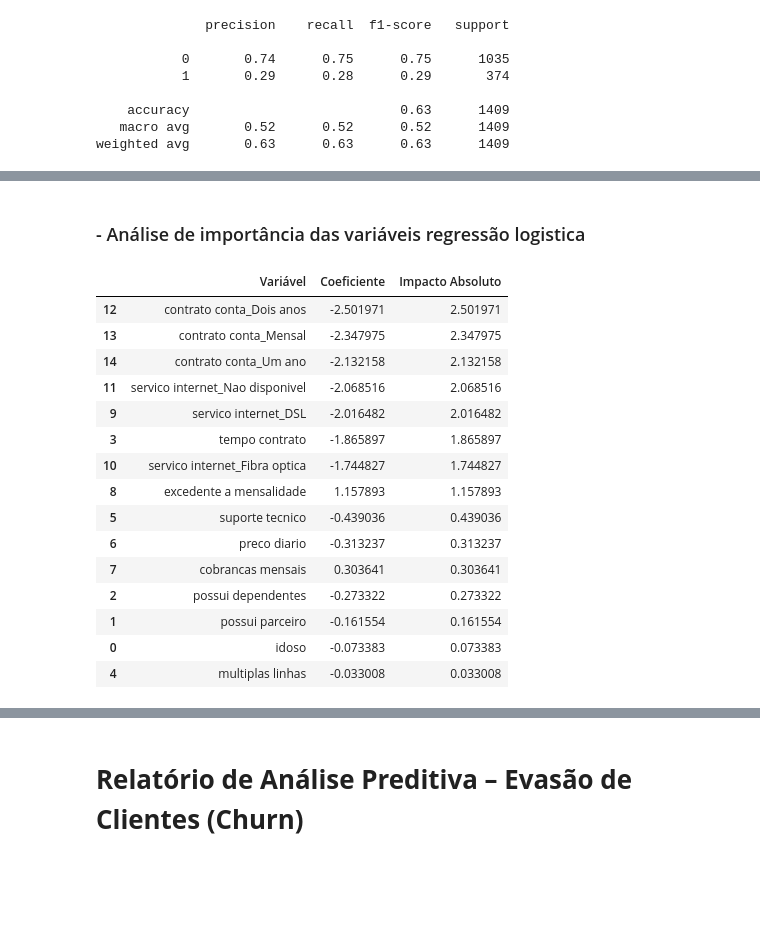
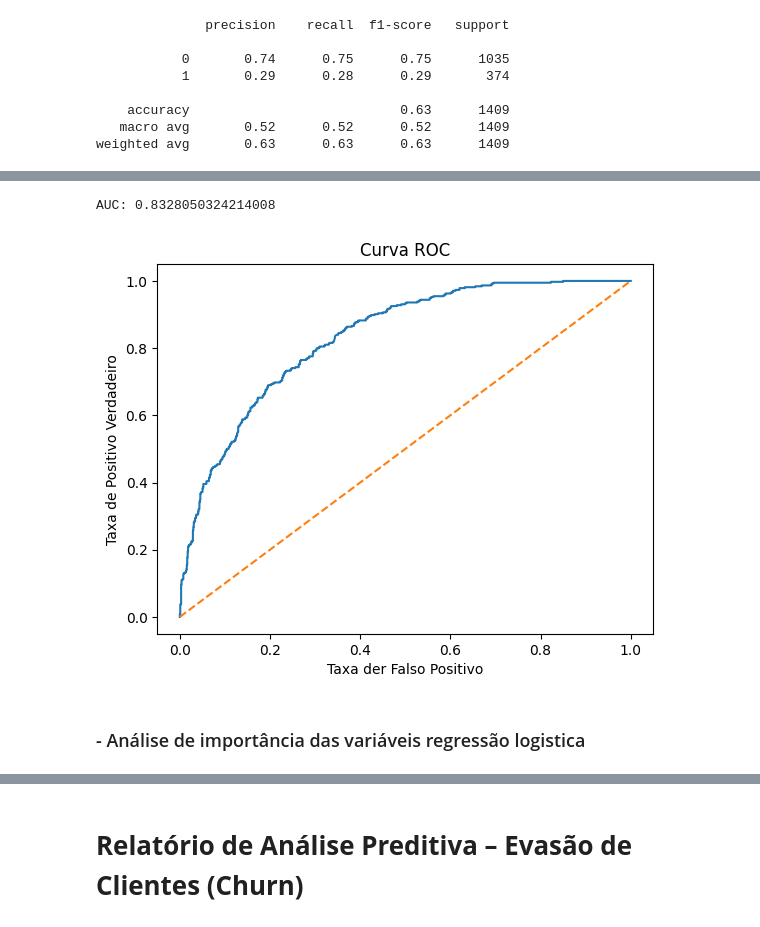
Before and after one commit to DaDosValle/Analise_Preditiva-Machine_Learning-TelecomX, a Jupyter notebook: Analise_Preditiva_TelecomX.ipynb, the cells around one changed output, grey strips where cells are left out. Drawn from its saved outputs; the diff is of its cells as text; code cells hidden in the pictures; blank space fills up the shorter version.

```diff
--- a/Analise_Preditiva_TelecomX.ipynb
+++ b/Analise_Preditiva_TelecomX.ipynb
@@ -286,7 +320,7 @@ plt.show()
 # %%
 # Seleção da variável resposta/alvo
 
-remover_variaveis = ['total de encargos', 'sexo', 'servico telefone', 'streaming tv', 'streaming filmes', 'churn']
+remover_variaveis = ['total de encargos', 'sexo', 'servico telefone', 'streaming tv', 'streaming filmes', 'churn', 'preco diario', 'excedente a mensalidade']
 
 y = dados['churn']
 
@@ -377,0 +358,8 @@ print(cm)
+# %%
+pipeline = Pipeline(steps=[
+    ('scaler', StandardScaler()),
+    ('smote', SMOTE(random_state=42)),
+    ('regressao_log', LogisticRegression(max_iter=1000))
+])
+# %%
+pipeline.fit(x_treino, y_treino)
@@ -377,0 +389,8 @@ print(cm)
+# %%
+y_proba = pipeline.predict_proba(x_teste)[:,1]
+
+threshold = 0.45
+y_pred_custom = (y_proba >= threshold).astype(int)
+
+print(confusion_matrix(y_teste, y_pred_custom))
+print(classification_report(y_teste, y_pred_custom))
@@ -378,2 +408,17 @@ print(cm)
+# %%
+auc = roc_auc_score(y_teste, y_proba)
+print("AUC:", auc)
+
+fpr, tpr, thresholds = roc_curve(y_teste, y_proba)
+
+plt.plot(fpr, tpr)
+plt.plot([0,1],[0,1],'--')
+plt.xlabel("Taxa der Falso Positivo")
+plt.ylabel("Taxa de Positivo Verdadeiro")
+plt.title("Curva ROC")
+plt.show()
+# %% [output]
+AUC: 0.8328050324214008
+[figure, added]
 # %% [markdown]
 ### - Análise de importância das variáveis regressão logistica
@@ -382,28 +424,0 @@ modelo = log_model
-# %%
-coeficientes = pd.DataFrame({
-    'Variável': x_treino.columns,
-    'Coeficiente': modelo.coef_[0]
-})
-
-coeficientes['Impacto Absoluto'] = coeficientes['Coeficiente'].abs()
-
-coeficientes = coeficientes.sort_values(by='Impacto Absoluto', ascending=False)
-
-coeficientes
-# %% [output]
-|  | Variável | Coeficiente | Impacto Absoluto |
-| 12 | contrato conta_Dois anos | -2.501971 | 2.501971 |
-| 13 | contrato conta_Mensal | -2.347975 | 2.347975 |
-| 14 | contrato conta_Um ano | -2.132158 | 2.132158 |
-| 11 | servico internet_Nao disponivel | -2.068516 | 2.068516 |
-| 9 | servico internet_DSL | -2.016482 | 2.016482 |
-| 3 | tempo contrato | -1.865897 | 1.865897 |
-| 10 | servico internet_Fibra optica | -1.744827 | 1.744827 |
-| 8 | excedente a mensalidade | 1.157893 | 1.157893 |
-| 5 | suporte tecnico | -0.439036 | 0.439036 |
-| 6 | preco diario | -0.313237 | 0.313237 |
-| 7 | cobrancas mensais | 0.303641 | 0.303641 |
-| 2 | possui dependentes | -0.273322 | 0.273322 |
-| 1 | possui parceiro | -0.161554 | 0.161554 |
-| 0 | idoso | -0.073383 | 0.073383 |
-| 4 | multiplas linhas | -0.033008 | 0.033008 |
```
Also changed, not shown: parts of 146 cells of this notebook.
